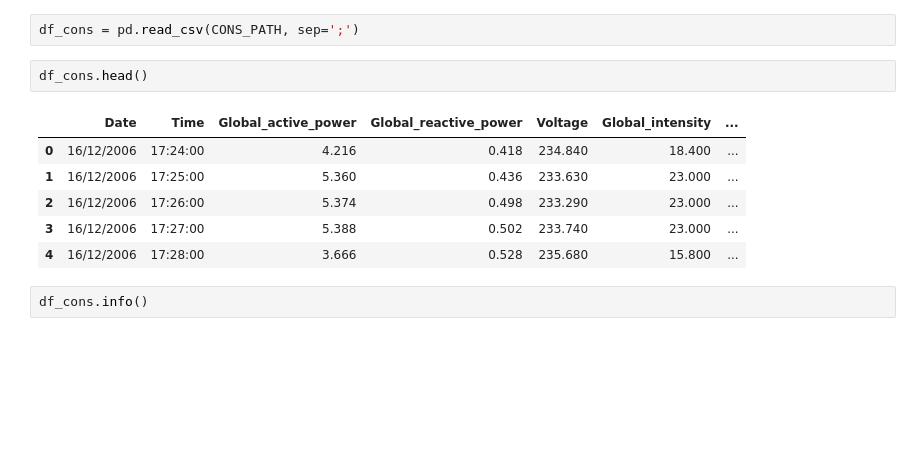
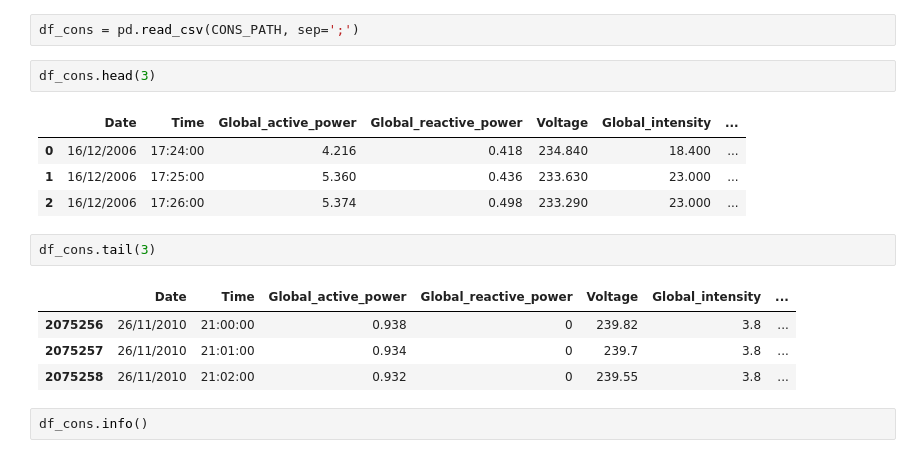
Before and after one commit to seydoudia/ml_energy, a Jupyter notebook: dev_analysis.ipynb, the cells around one changed output. Cells and saved outputs as stored; diff of their text form; blank space fills up the shorter version.

```diff
--- a/dev_analysis.ipynb
+++ b/dev_analysis.ipynb
@@ -56,14 +62,19 @@ CONS_PATH = join(DIR_RAW, 'household_power_consumption.txt')
 # %%
 df_cons = pd.read_csv(CONS_PATH, sep=';')
 # %%
-df_cons.head()
+df_cons.head(3)
 # %% [output]
 |  | Date | Time | Global_active_power | Global_reactive_power | Voltage | Global_intensity | ... |
 | 0 | 16/12/2006 | 17:24:00 | 4.216 | 0.418 | 234.840 | 18.400 | ... |
 | 1 | 16/12/2006 | 17:25:00 | 5.360 | 0.436 | 233.630 | 23.000 | ... |
 | 2 | 16/12/2006 | 17:26:00 | 5.374 | 0.498 | 233.290 | 23.000 | ... |
-| 3 | 16/12/2006 | 17:27:00 | 5.388 | 0.502 | 233.740 | 23.000 | ... |
-| 4 | 16/12/2006 | 17:28:00 | 3.666 | 0.528 | 235.680 | 15.800 | ... |
+# %%
+df_cons.tail(3)
+# %% [output]
+|  | Date | Time | Global_active_power | Global_reactive_power | Voltage | Global_intensity | ... |
+| 2075256 | 26/11/2010 | 21:00:00 | 0.938 | 0 | 239.82 | 3.8 | ... |
+| 2075257 | 26/11/2010 | 21:01:00 | 0.934 | 0 | 239.7 | 3.8 | ... |
+| 2075258 | 26/11/2010 | 21:02:00 | 0.932 | 0 | 239.55 | 3.8 | ... |
 # %%
 df_cons.info()
 # %% [output]
```
Also changed, not shown: parts of 44 cells of this notebook.
